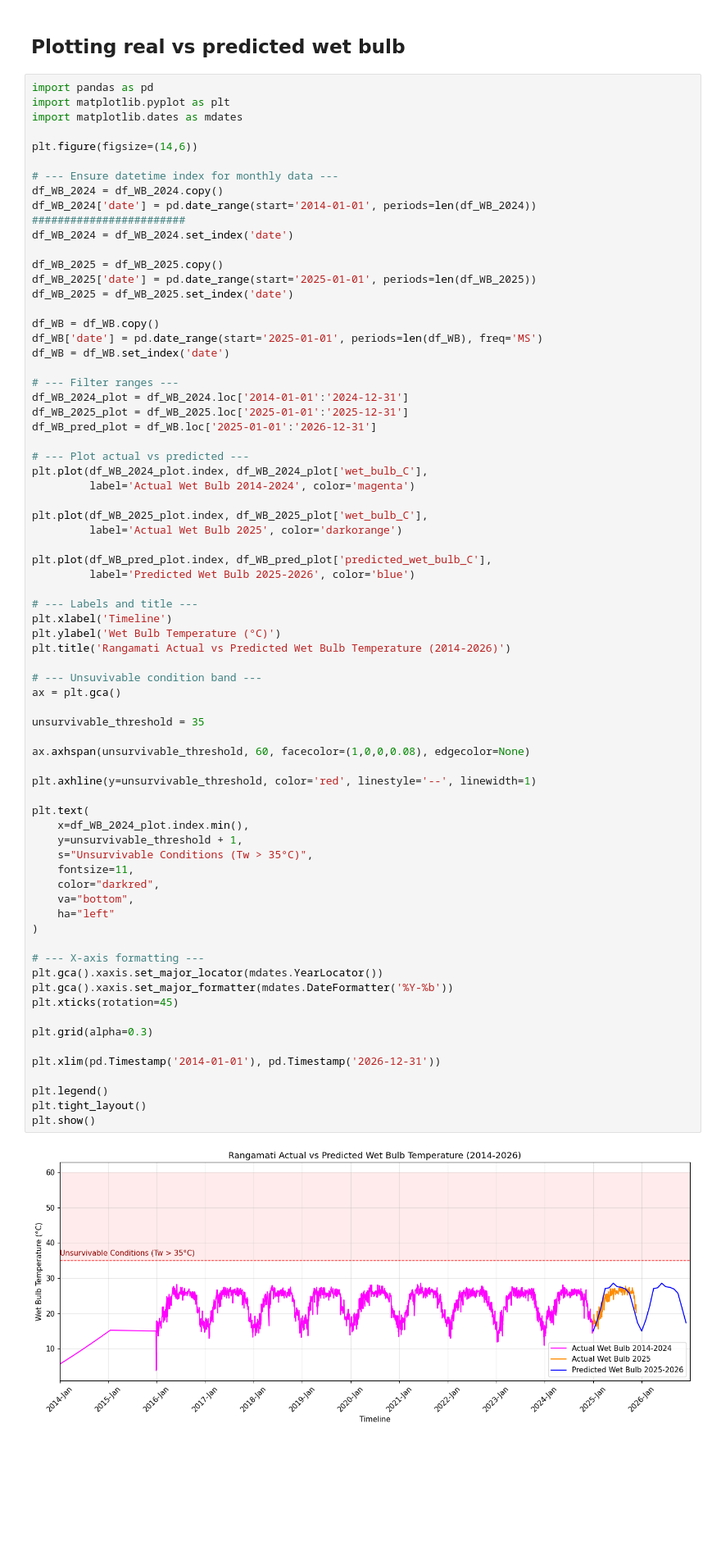
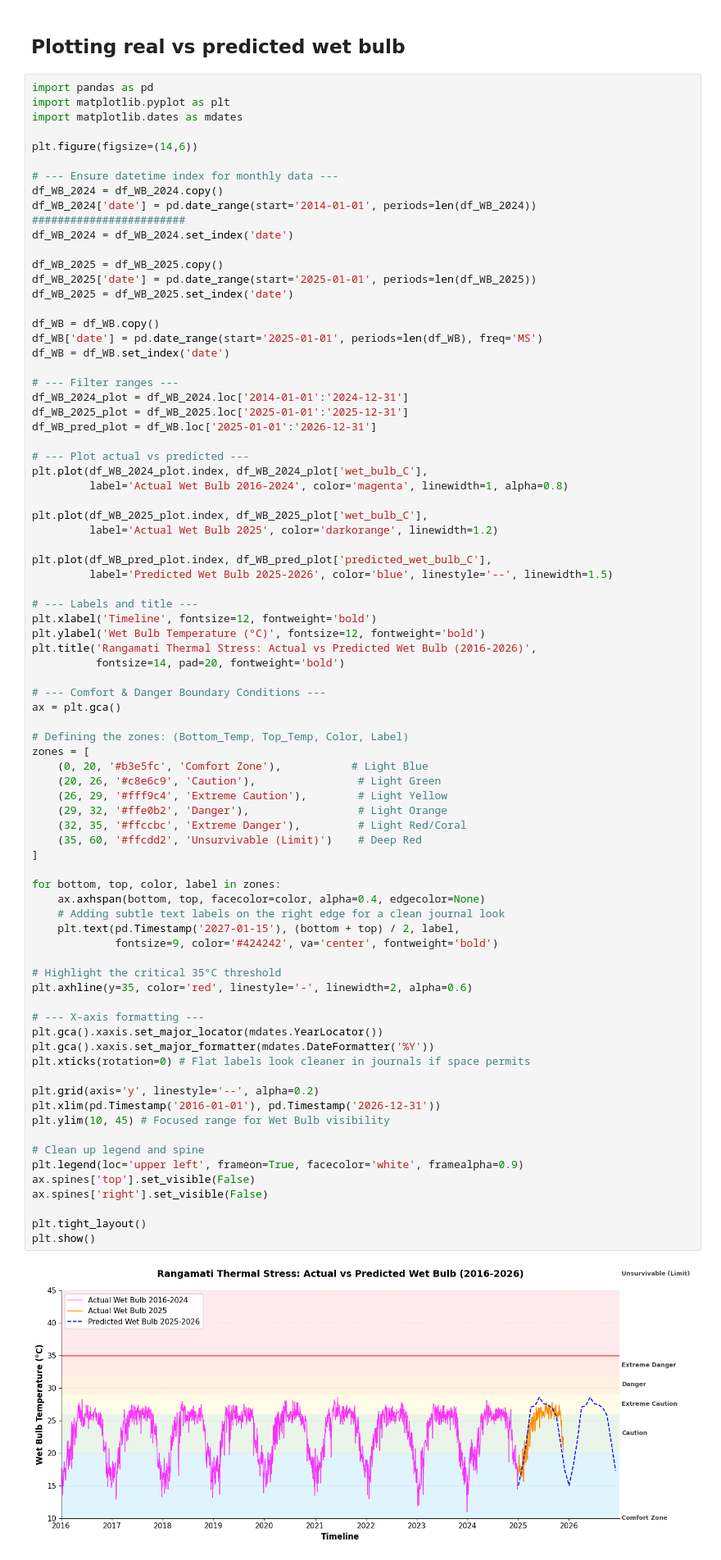
Before and after one commit to not-your-pancake/TCC_Journal, a Jupyter notebook: HI_WB_HS_HM_WBG/rangamati.ipynb, the cells around one changed output. Shown at 82% size. Drawn from its saved outputs; the diff is of its cells as text; blank space fills up the shorter version.

Commit message:
wetbulb we boundary condition thik korlam

```diff
--- a/HI_WB_HS_HM_WBG/rangamati.ipynb
+++ b/HI_WB_HS_HM_WBG/rangamati.ipynb
@@ -2767,59 +2767,67 @@ df_WB = df_WB.copy()
 df_WB['date'] = pd.date_range(start='2025-01-01', periods=len(df_WB), freq='MS')
 df_WB = df_WB.set_index('date')
 
 # --- Filter ranges ---
 df_WB_2024_plot = df_WB_2024.loc['2014-01-01':'2024-12-31']
 df_WB_2025_plot = df_WB_2025.loc['2025-01-01':'2025-12-31']
 df_WB_pred_plot = df_WB.loc['2025-01-01':'2026-12-31']
 
 # --- Plot actual vs predicted ---
 plt.plot(df_WB_2024_plot.index, df_WB_2024_plot['wet_bulb_C'],
-         label='Actual Wet Bulb 2014-2024', color='magenta')
+         label='Actual Wet Bulb 2016-2024', color='magenta', linewidth=1, alpha=0.8)
 
 plt.plot(df_WB_2025_plot.index, df_WB_2025_plot['wet_bulb_C'],
-         label='Actual Wet Bulb 2025', color='darkorange')
+         label='Actual Wet Bulb 2025', color='darkorange', linewidth=1.2)
 
 plt.plot(df_WB_pred_plot.index, df_WB_pred_plot['predicted_wet_bulb_C'],
-         label='Predicted Wet Bulb 2025-2026', color='blue')
+         label='Predicted Wet Bulb 2025-2026', color='blue', linestyle='--', linewidth=1.5)
 
 # --- Labels and title ---
-plt.xlabel('Timeline')
-plt.ylabel('Wet Bulb Temperature (°C)')
-plt.title('Rangamati Actual vs Predicted Wet Bulb Temperature (2014-2026)')
+plt.xlabel('Timeline', fontsize=12, fontweight='bold')
+plt.ylabel('Wet Bulb Temperature (°C)', fontsize=12, fontweight='bold')
+plt.title('Rangamati Thermal Stress: Actual vs Predicted Wet Bulb (2016-2026)',
+          fontsize=14, pad=20, fontweight='bold')
 
-# --- Unsuvivable condition band ---
+# --- Comfort & Danger Boundary Conditions ---
 ax = plt.gca()
 
-unsurvivable_threshold = 35
+# Defining the zones: (Bottom_Temp, Top_Temp, Color, Label)
+zones = [
+    (0, 20, '#b3e5fc', 'Comfort Zone'),           # Light Blue
+    (20, 26, '#c8e6c9', 'Caution'),                # Light Green
+    (26, 29, '#fff9c4', 'Extreme Caution'),        # Light Yellow
+    (29, 32, '#ffe0b2', 'Danger'),                 # Light Orange
+    (32, 35, '#ffccbc', 'Extreme Danger'),         # Light Red/Coral
+    (35, 60, '#ffcdd2', 'Unsurvivable (Limit)')    # Deep Red
+]
 
-ax.axhspan(unsurvivable_threshold, 60, facecolor=(1,0,0,0.08), edgecolor=None)
+for bottom, top, color, label in zones:
+    ax.axhspan(bottom, top, facecolor=color, alpha=0.4, edgecolor=None)
+    # Adding subtle text labels on the right edge for a clean journal look
+    plt.text(pd.Timestamp('2027-01-15'), (bottom + top) / 2, label,
+             fontsize=9, color='#424242', va='center', fontweight='bold')
 
-plt.axhline(y=unsurvivable_threshold, color='red', linestyle='--', linewidth=1)
-
-plt.text(
-    x=df_WB_2024_plot.index.min(),
-    y=unsurvivable_threshold + 1,
-    s="Unsurvivable Conditions (Tw > 35°C)",
-    fontsize=11,
-    color="darkred",
-    va="bottom",
-    ha="left"
-)
+# Highlight the critical 35°C threshold
+plt.axhline(y=35, color='red', linestyle='-', linewidth=2, alpha=0.6)
 
 # --- X-axis formatting ---
 plt.gca().xaxis.set_major_locator(mdates.YearLocator())
-plt.gca().xaxis.set_major_formatter(mdates.DateFormatter('%Y-%b'))
-plt.xticks(rotation=45)
+plt.gca().xaxis.set_major_formatter(mdates.DateFormatter('%Y'))
+plt.xticks(rotation=0) # Flat labels look cleaner in journals if space permits
 
-plt.grid(alpha=0.3)
+plt.grid(axis='y', linestyle='--', alpha=0.2)
+plt.xlim(pd.Timestamp('2016-01-01'), pd.Timestamp('2026-12-31'))
+plt.ylim(10, 45) # Focused range for Wet Bulb visibility
 
-plt.xlim(pd.Timestamp('2014-01-01'), pd.Timestamp('2026-12-31'))
+# Clean up legend and spine
+plt.legend(loc='upper left', frameon=True, facecolor='white', framealpha=0.9)
+ax.spines['top'].set_visible(False)
+ax.spines['right'].set_visible(False)
 
-plt.legend()
 plt.tight_layout()
 plt.show()
 # %% [output]
-[figure, old version]
+[figure, new version]
 # %% [markdown]
 # Wet Bulb Globe Temperature
 # %% [markdown]
```
Also changed, not shown: 4 other files.
